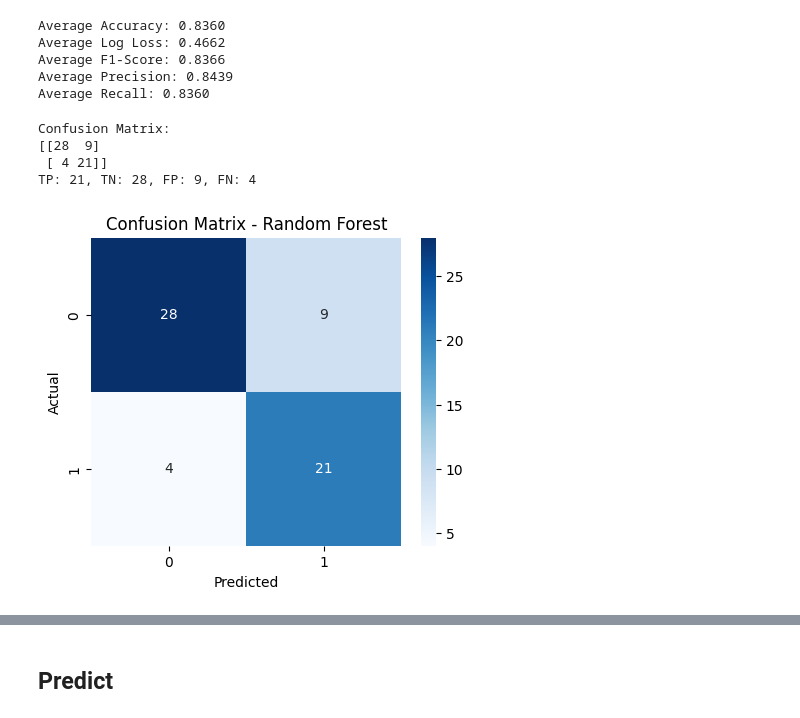
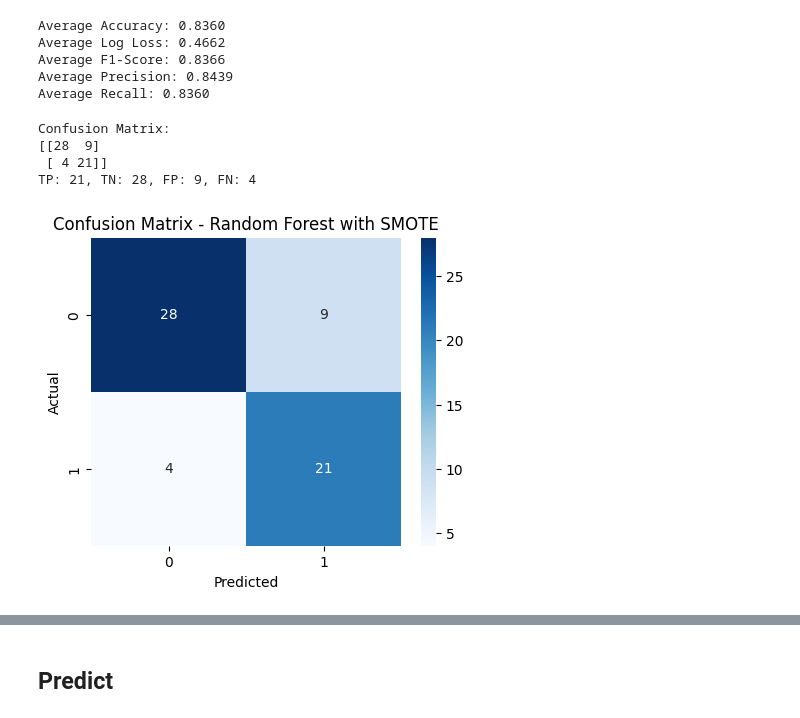
Before and after one commit to yuemway/Prediksi-Penyakit-Jantung, a Jupyter notebook: model/models.ipynb, the cells around one changed output, grey strips where cells are left out. Drawn from its saved outputs; the diff is of its cells as text; code cells hidden in the pictures.

```diff
--- a/model/models.ipynb
+++ b/model/models.ipynb
@@ -577,27 +577,27 @@ Average Recall: 0.8360
 # %%
 y_pred_rf_smote = model_rf.predict(X_test_rf)
 cm_rf_smote = confusion_matrix(y_test_rf, y_pred_rf_smote)
 
 print("Confusion Matrix:")
 print(cm_rf_smote)
 
 TP_rf_smote = cm_rf_smote[1, 1]
 TN_rf_smote = cm_rf_smote[0, 0]
 FP_rf_smote = cm_rf_smote[0, 1]
 FN_rf_smote = cm_rf_smote[1, 0]
 
 print(f"TP: {TP_rf_smote}, TN: {TN_rf_smote}, FP: {FP_rf_smote}, FN: {FN_rf_smote}")
 
 # Visualisasinya
 plt.figure(figsize=(5,4))
 sns.heatmap(cm_rf_smote, annot=True, fmt='d', cmap='Blues')
-plt.title('Confusion Matrix - Random Forest')
+plt.title('Confusion Matrix - Random Forest with SMOTE')
 plt.xlabel('Predicted')
 plt.ylabel('Actual')
 plt.show()
 # %% [output]
 Confusion Matrix:
 [[28  9]
  [ 4 21]]
 TP: 21, TN: 28, FP: 9, FN: 4
-[figure, old version]
+[figure, new version]
```
Also changed, not shown: parts of 8 cells of this notebook, 5 other files.
